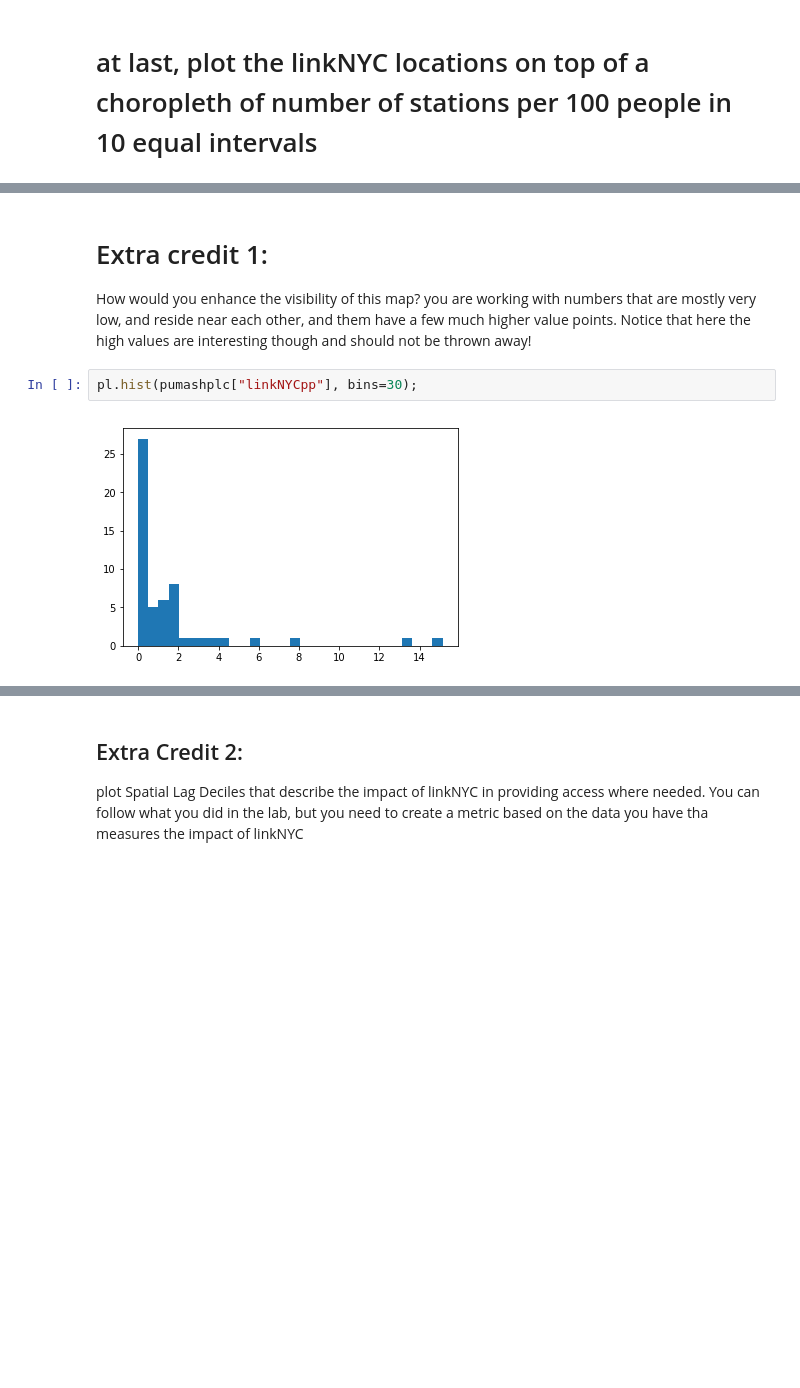
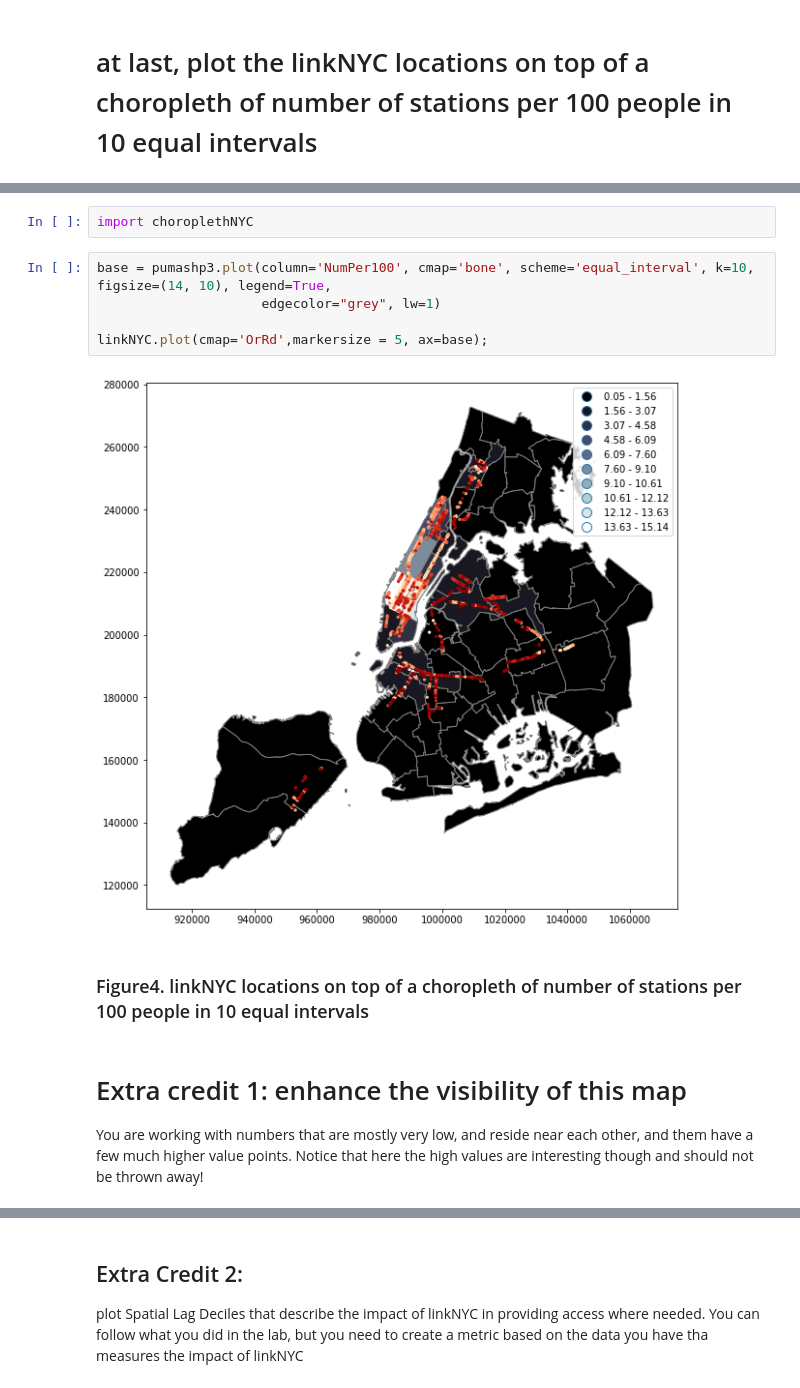
Before and after one commit to yixuantang/PUI2017_yt1369, a Jupyter notebook: HW9_yt1369/HW9_yt1369.ipynb, the cells around one changed output, grey strips where cells are left out. Saved outputs shown, nothing was run; the diff lists cells and outputs as text; blank space fills up the shorter version.

```diff
--- a/HW9_yt1369/HW9_yt1369.ipynb
+++ b/HW9_yt1369/HW9_yt1369.ipynb
@@ -590,7 +624,14 @@ Name: linkNYCpp, dtype: float64
+# %%
+import choroplethNYC
+# %%
+base = pumashp3.plot(column='NumPer100', cmap='bone', scheme='equal_interval', k=10, figsize=(14, 10), legend=True,
+                     edgecolor="grey", lw=1)
+
+linkNYC.plot(cmap='OrRd',markersize = 5, ax=base);
+# %% [output]
+[figure, added]
+# %% [markdown]
+### Figure4. linkNYC locations on top of a choropleth of number of stations per 100 people in 10 equal intervals
 # %% [markdown]
-# Extra credit 1:
-How would you enhance the visibility of this map? you are working with numbers that are mostly very low, and reside near each other, and them have a few much higher value points. Notice that here the high values are interesting though and should not be thrown away!
+# Extra credit 1:  enhance the visibility of this map
+You are working with numbers that are mostly very low, and reside near each other, and them have a few much higher value points. Notice that here the high values are interesting though and should not be thrown away!
-# %%
-pl.hist(pumashplc["linkNYCpp"], bins=30);
-# %% [output]
-[figure, removed]
```
Also changed, not shown: parts of 28 cells of this notebook, 2 other files.
